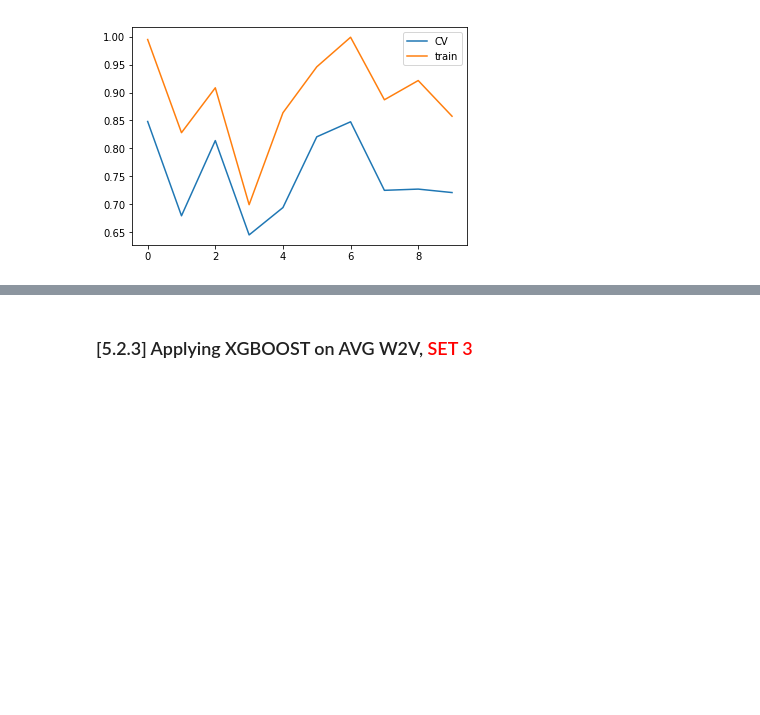
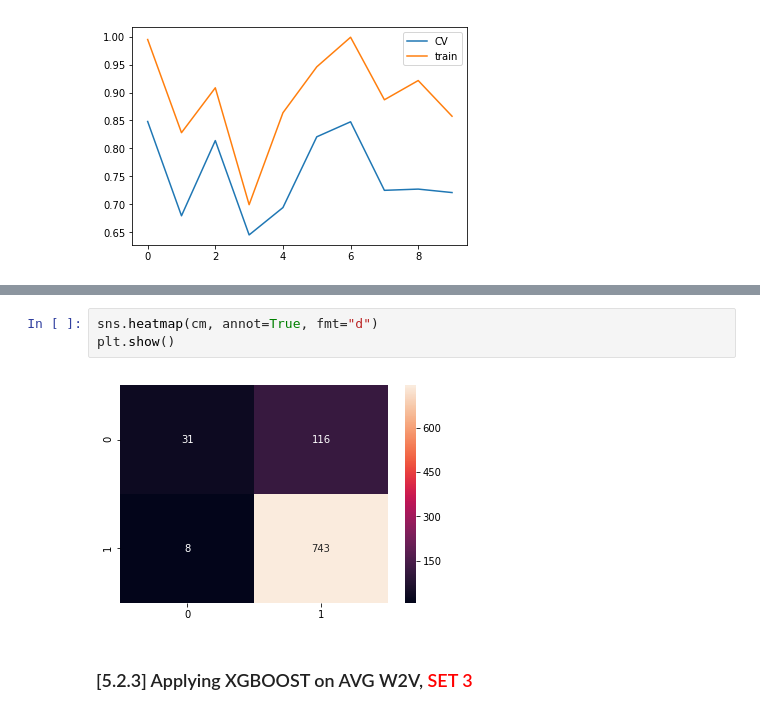
Before and after one commit to aman-sawarn/Random-Forests-and-GBDT-on-Amazon-Fine-food-reviews, a Jupyter notebook: 09 Amazon Fine Food Reviews Analysis_RF.ipynb, the cells around one changed output, grey strips where cells are left out. Saved outputs shown, nothing was run; the diff lists cells and outputs as text; blank space fills up the shorter version.

```diff
--- a/09 Amazon Fine Food Reviews Analysis_RF.ipynb
+++ b/09 Amazon Fine Food Reviews Analysis_RF.ipynb
@@ -870,3 +875,8 @@ plt.show()
+# %%
+sns.heatmap(cm, annot=True, fmt="d")
+plt.show()
+# %% [output]
+[figure, added]
 # %% [markdown]
 ### [5.2.3] Applying XGBOOST on AVG W2V,<font color='red'> SET 3</font>
 # %%
```
Also changed, not shown: parts of 8 cells of this notebook.
